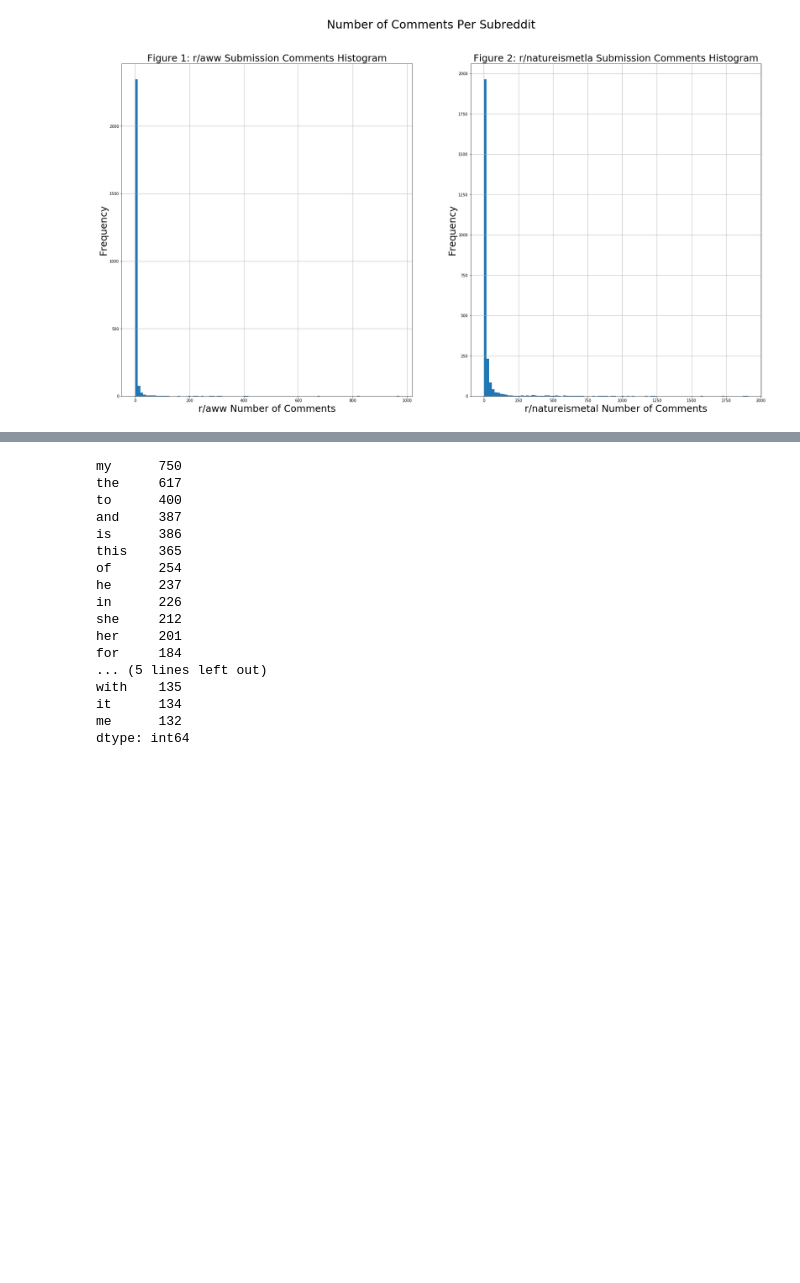
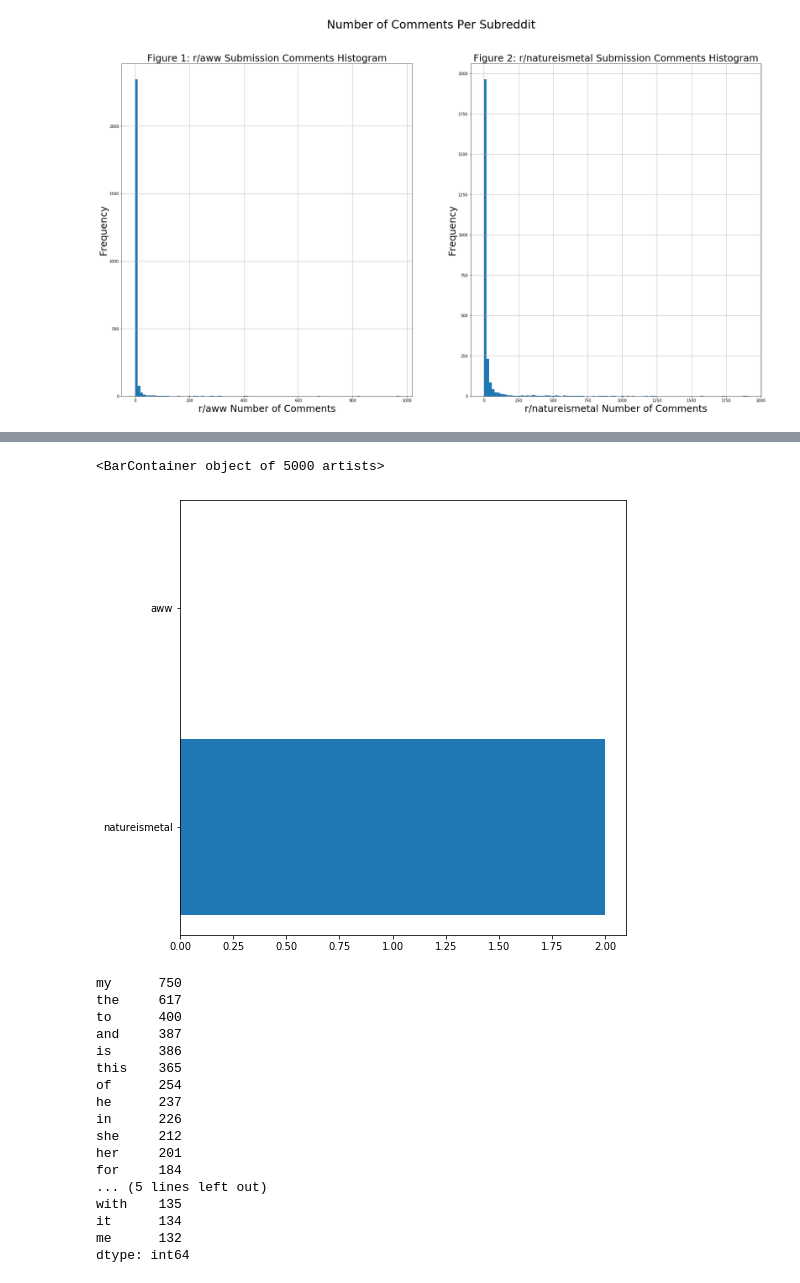
Before and after one commit to chriskuz/reddit_project, a Jupyter notebook: code/project_3_main.ipynb, the cells around one changed output, grey strips where cells are left out. Saved outputs shown, nothing was run; the diff lists cells and outputs as text; code cells hidden in the pictures; blank space fills up the shorter version.

Commit message:
Began working on some graphs. Hope to finish the EDA soon.

```diff
--- a/code/project_3_main.ipynb
+++ b/code/project_3_main.ipynb
@@ -491,3 +476,11 @@ plt.ylabel('Sale Price (Dollars)', size = 15);
+# %%
+plt.figure(figsize = (8,8))
+plt.barh(jumbled_df['subreddit'], jumbled_df['total_awards_received'])
+
+plt.grid()
+# %% [output]
+<BarContainer object of 5000 artists>
+[figure, added]
 # %%
 # Instantiate CountVectorizer for use in EDA
 cv = CountVectorizer()
```
Also changed, not shown: parts of 24 cells of this notebook.
